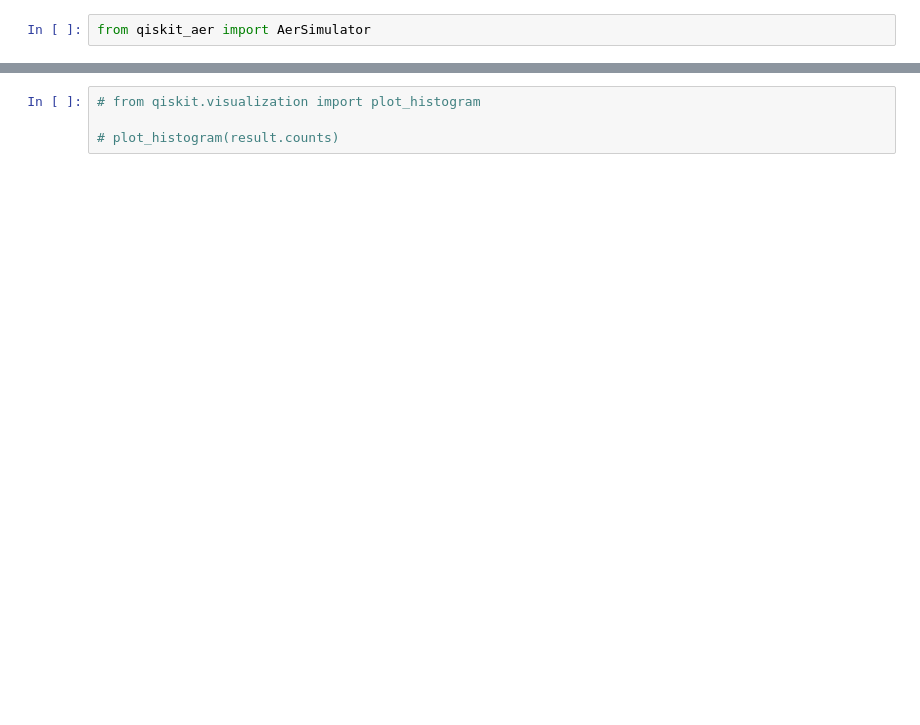
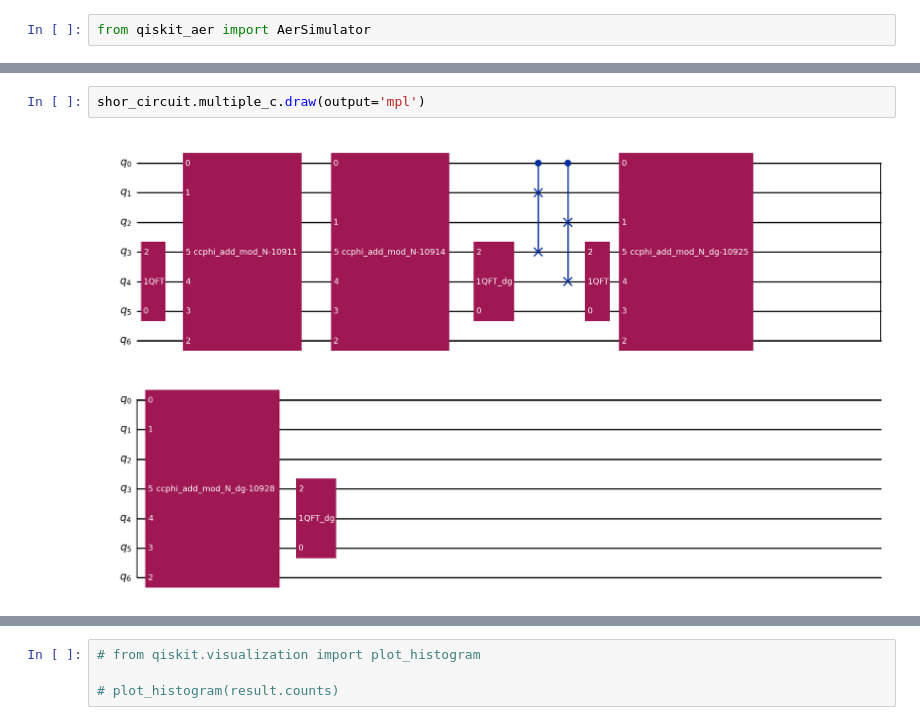
Before and after one commit to ge96lip/Quantum-Computing, a Jupyter notebook: qiskit-shor/qiskit_shor_sim.ipynb, the cells around one changed output, grey strips where cells are left out. Saved outputs shown, nothing was run; the diff lists cells and outputs as text; blank space fills up the shorter version.

```diff
--- a/qiskit-shor/qiskit_shor_sim.ipynb
+++ b/qiskit-shor/qiskit_shor_sim.ipynb
@@ -28,0 +38,4 @@ if job.done:
+# %%
+shor_circuit.multiple_c.draw(output='mpl')
+# %% [output]
+[figure, added]
```
Also changed, not shown: parts of 8 cells of this notebook, 1 other file.
